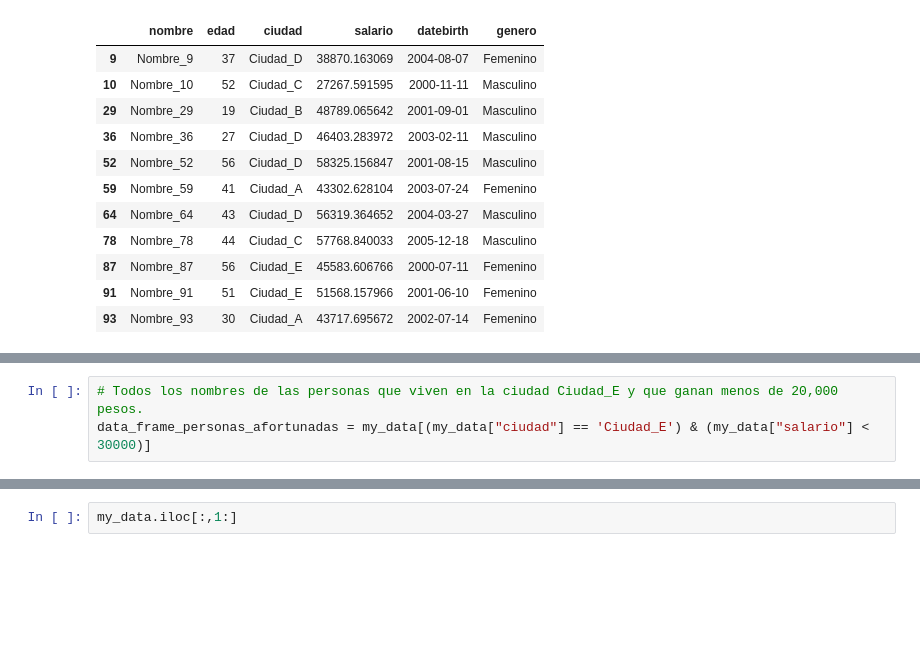
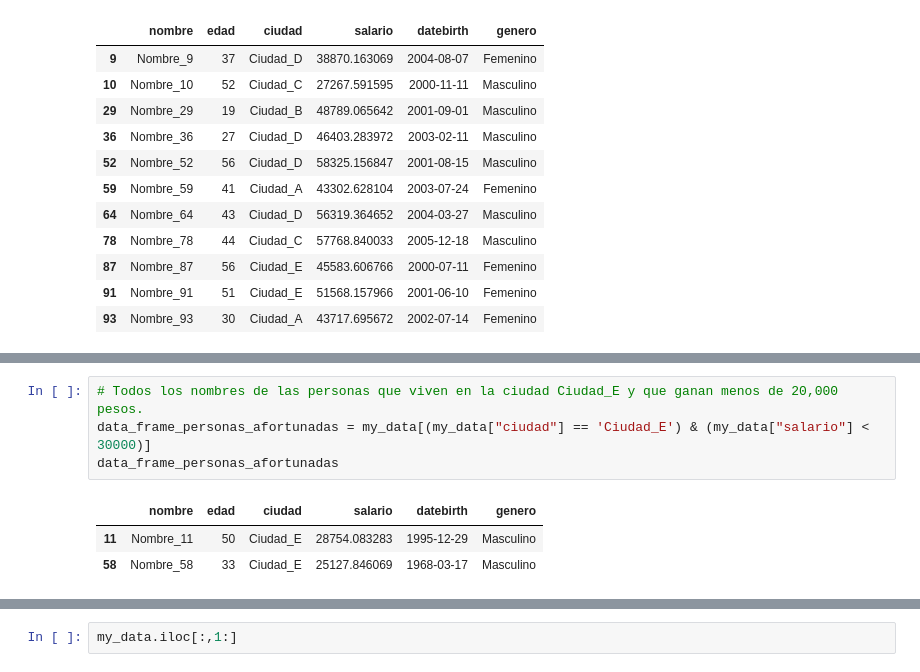
Before and after one commit to irving-math/arquitectura-computadora, a Jupyter notebook: python/notebook_prueba.ipynb, the cells around one changed output, grey strips where cells are left out. Drawn from its saved outputs; the diff is of its cells as text; blank space fills up the shorter version.

```diff
--- a/python/notebook_prueba.ipynb
+++ b/python/notebook_prueba.ipynb
@@ -904,6 +951,11 @@ my_data[(my_data["edad"] >= 40 ) & (my_data["edad"] <= 50 )]
 # %%
 # Todos los nombres de las personas que viven en la ciudad Ciudad_E y que ganan menos de 20,000 pesos.
 data_frame_personas_afortunadas = my_data[(my_data["ciudad"] == 'Ciudad_E') & (my_data["salario"] < 30000)]
+data_frame_personas_afortunadas
+# %% [output]
+|  | nombre | edad | ciudad | salario | datebirth | genero |
+| 11 | Nombre_11 | 50 | Ciudad_E | 28754.083283 | 1995-12-29 | Masculino |
+| 58 | Nombre_58 | 33 | Ciudad_E | 25127.846069 | 1968-03-17 | Masculino |
 # %%
 my_data[my_data["ciudad"].isin(["Ciudad_A", "Ciudad_B", "Ciudad_C"])]
 # %% [output]
```
Also changed, not shown: parts of 42 cells of this notebook, 4 other files.
